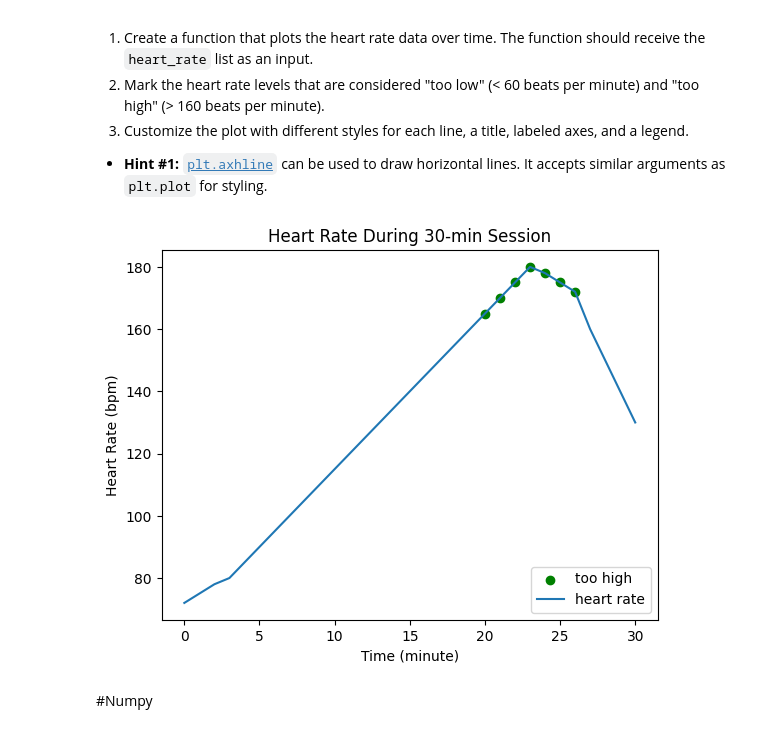
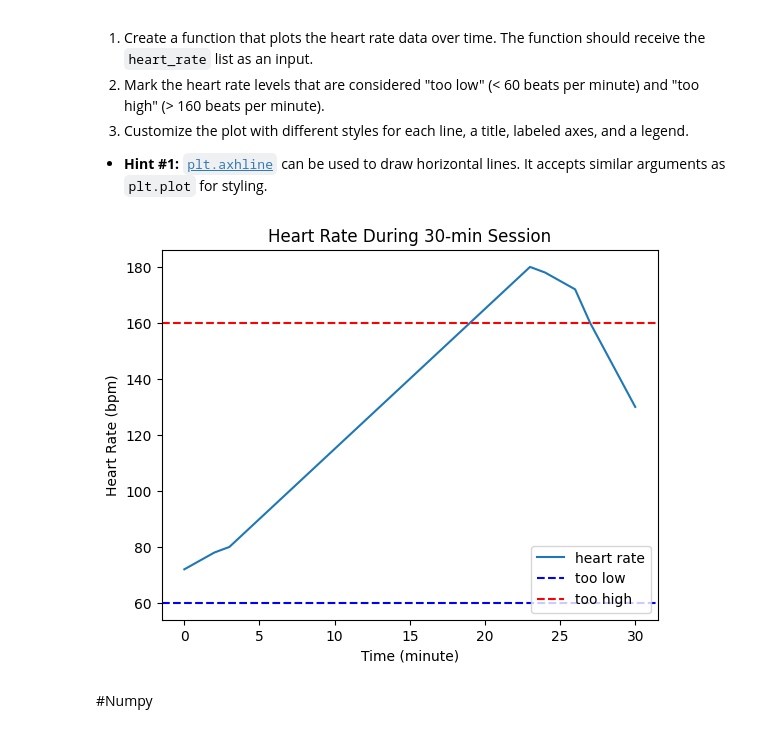
Before and after one commit to mailythompson/BME3053C, a Jupyter notebook: lessons-solved/Tuesday_0910_03_Matplotlib_and_Numpy.ipynb, the cells around one changed output. Cells and saved outputs as stored; diff of their text form; code cells hidden in the pictures.

```diff
--- a/lessons-solved/Tuesday_0910_03_Matplotlib_and_Numpy.ipynb
+++ b/lessons-solved/Tuesday_0910_03_Matplotlib_and_Numpy.ipynb
@@ -106,26 +106,22 @@ You are analyzing a dataset that contains heart rate measurements taken every mi
 # %%
 heart_rate_val = [72, 75, 78, 80, 85, 90, 95, 100, 105, 110, 115, 120, 125, 130,
               135, 140, 145, 150, 155, 160, 165, 170, 175, 180, 178, 175, 172,
               160, 150, 140, 130]  # Heart rate in beats per minute (bpm)
 
 def plot_heart_rate(heart_rate):
-  for i in range(len(heart_rate)):
-    if heart_rate[i]<60:
-      plt.scatter(i,heart_rate[i],label="too low",color='r')
-    if heart_rate[i]>160:
-      too_high = plt.scatter(i,heart_rate[i], color='g')
-  too_high.set_label("too high")
   plt.plot(heart_rate,label="heart rate")
+  plt.axhline(y=60,color='b',linestyle='--', label = 'too low')
+  plt.axhline(y=160,color='r',linestyle='--',label = 'too high')
   plt.title('Heart Rate During 30-min Session')
   plt.xlabel('Time (minute)')
   plt.ylabel('Heart Rate (bpm)')
   plt.legend(loc='lower right')
   plt.show()
   return
 
 plot_heart_rate(heart_rate_val)
 # %% [output]
-[figure, old version]
+[figure, new version]
 # %% [markdown]
 #Numpy
 # %% [markdown]
```
